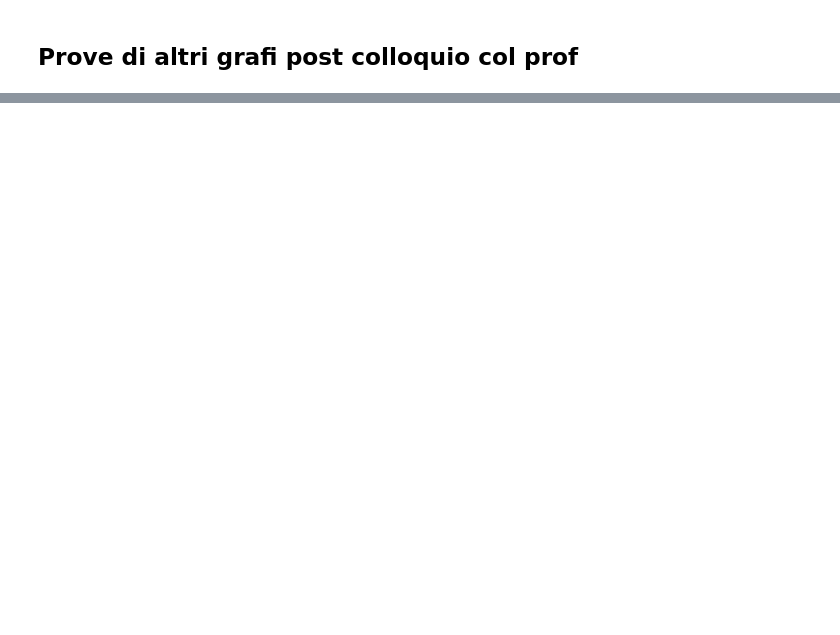
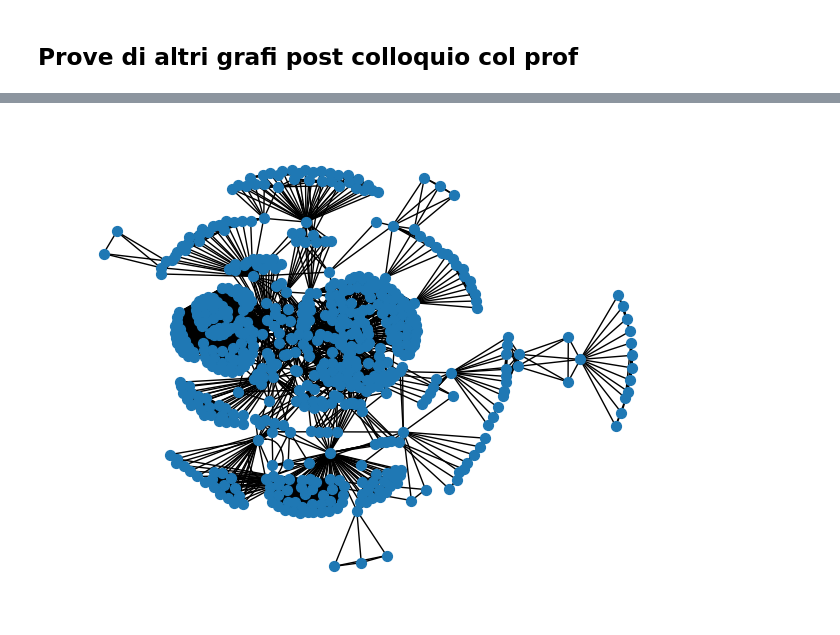
Before and after one commit to Aliceblandino/socialone, a Jupyter notebook: prove2.ipynb, the cells around one changed output, grey strips where cells are left out. Cells and saved outputs as stored; diff of their text form; code cells hidden in the pictures; blank space fills up the shorter version.

Commit message:
prove layout aggiunte

```diff
--- a/prove2.ipynb
+++ b/prove2.ipynb
@@ -99,0 +139,83 @@ NameError: name 'grafi_per_anno' is not defined
+# %%
+
+import re
+
+def split_keywords(x):
+    if pd.isna(x):
+        return []
+    return [k.strip() for k in re.split(r'[;,|]', x) if k.strip()]
+
+df["author_kw_list"] = df["Author Keywords"].apply(split_keywords)
+df["index_kw_list"] = df["Index Keywords"].apply(split_keywords)
+
+df["all_keywords"] = df.apply(
+    lambda row: list(set(row["author_kw_list"] + row["index_kw_list"])),
+    axis=1
+)
+
+G_kw = nx.Graph()
+
+for _, row in df.iterrows():
+    article = row["Title"]
+    keywords = row["all_keywords"]
+
+    for kw in keywords:
+        G_kw.add_node(article, type="article")
+        G_kw.add_node(kw, type="keyword")
+        G_kw.add_edge(article, kw)
+
+G_prof_kw = nx.Graph()
+
+for _, row in df.iterrows():
+    authors = row["authors_list"]
+    keywords = row["all_keywords"]
+
+    if not isinstance(authors, list):
+        continue
+
+    for a in authors:
+        for kw in keywords:
+            G_prof_kw.add_node(a, type="author")
+            G_prof_kw.add_node(kw, type="keyword")
+            G_prof_kw.add_edge(a, kw)
+
+def filter_by_centrality(G, threshold=0.03):
+    centrality = nx.degree_centrality(G)
+    nodes_to_keep = [n for n, c in centrality.items() if c >= threshold]
+    return G.subgraph(nodes_to_keep).copy(), centrality
+
+
+def draw_kamada(G, centrality, title):
+    pos = nx.kamada_kawai_layout(G)
+
+    sizes = [centrality[n] * 2000 for n in G.nodes()]
+    colors = [
+        "gold" if G.nodes[n]["type"]=="article" else
+        "skyblue" if G.nodes[n]["type"]=="author" else
+        "purple"
+        for n in G.nodes()
+    ]
+
+    plt.figure(figsize=(16,14))
+    nx.draw(
+        G, pos,
+        node_size=sizes,
+        node_color=colors,
+        with_labels=False,
+        alpha=0.85
+    )
+
+    labels = {
+        n: n for n in G.nodes()
+        if centrality[n] >= sorted(centrality.values())[-10]  # top 10
+    }
+
+    nx.draw_networkx_labels(G, pos, labels, font_size=9)
+    plt.title(title)
+    plt.show()
+
+pos = nx.kamada_kawai_layout(G, weight=None)
+nx.draw(G, pos, node_size=50, with_labels=False)
+plt.show()
+# %% [output]
+[figure, added]
```
Also changed, not shown: parts of 4 cells of this notebook, 1 other file.
